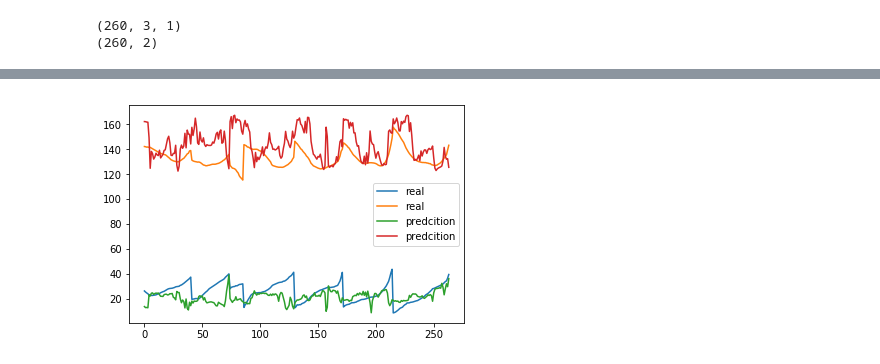
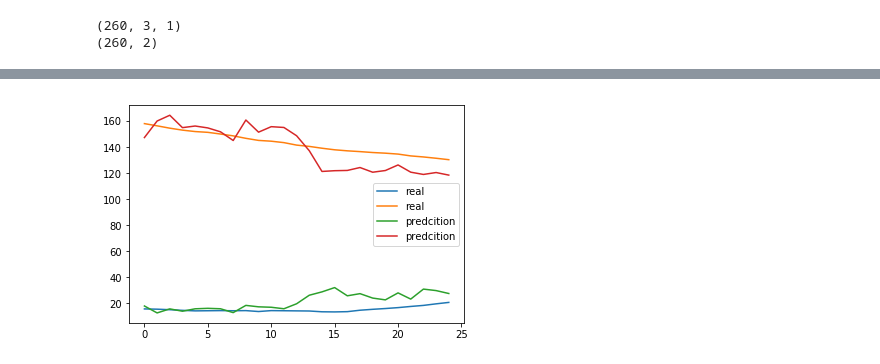
Before and after one commit to sangwon97/TYP_PREDICTIONS, a Jupyter notebook: done/vanilla_lstm.ipynb, the cells around one changed output, grey strips where cells are left out. Drawn from its saved outputs; the diff is of its cells as text; code cells hidden in the pictures.

```diff
--- a/done/vanilla_lstm.ipynb
+++ b/done/vanilla_lstm.ipynb
@@ -163,10 +169,27 @@ Test Score:  174.3081528634736
+# %%
+chaba_xdata = np.array([[110, 26.000, 29.000], [115,29.000,29.400], [135,29.000,29.400], [145,23.000,29.500],
+                  [145, 26.000, 29.500], [150, 27.000, 29.500], [160, 27.000, 29.500], [175, 26.000, 29.100],
+                  [145, 30.000, 29.500], [190, 25.000, 28.700], [165, 25.000, 28.600], [165, 27.000, 29.000],
+                  [170, 35.000, 29.400], [170, 44.000, 28.700], [190, 56.000, 28.900], [215, 61.000, 28.600],
+                  [210, 56.000, 28.900], [215, 57.000, 29.200], [205, 55.000, 29.000], [205, 52.000, 29.200],
+                  [185, 50.000, 29.100], [205, 56.000, 29.100], [200, 47.000, 28.700], [195, 49.000, 29.000], [195, 61.000, 29.000]]) #입력
+chaba_realdata = np.array([[15.8, 158.1],[15.6, 156.4], [15.2, 154.6], [14.7, 153.1], [14.3, 152.0], [14.4, 151.4],
+                  [14.5, 150.1], [14.4, 148.7], [14.5, 146.8], [13.8, 145.2], [14.5, 144.6], [14.4, 143.5],
+                  [14.3, 141.6], [14.2, 140.6], [13.6, 139.2], [13.5, 138.0], [13.7, 137.2], [14.8, 136.6],
+                  [15.5, 135.9], [16.1, 135.4], [16.8, 134.7], [17.7, 133.3], [18.5, 132.5], [19.7, 131.5], [20.8, 130.4]]) #출력
+# %%
+chaba_xdata = np.asarray(chaba_xdata, dtype = np.float32)
+scaler = MinMaxScaler(feature_range=(0., 1.))
+chaba_xdata = scaler.fit_transform(chaba_xdata)
+chaba_xdata = np.reshape(chaba_xdata, (-1, 3, 1))
+
+chaba_realdata = np.reshape(chaba_realdata, (-1, 2))
 # %%
-yhat = model.predict(x_test, verbose = 0)
-#print(yhat)
+yhat = model.predict(chaba_xdata, verbose = 0)
 
-plt.plot(y_test, label = "real")
+plt.plot(chaba_realdata, label = "real")
 plt.plot(yhat,label="predcition")
 plt.legend()
 plt.show()
 # %% [output]
-[figure, old version]
+[figure, new version]
```
Also changed, not shown: parts of 5 cells of this notebook.
